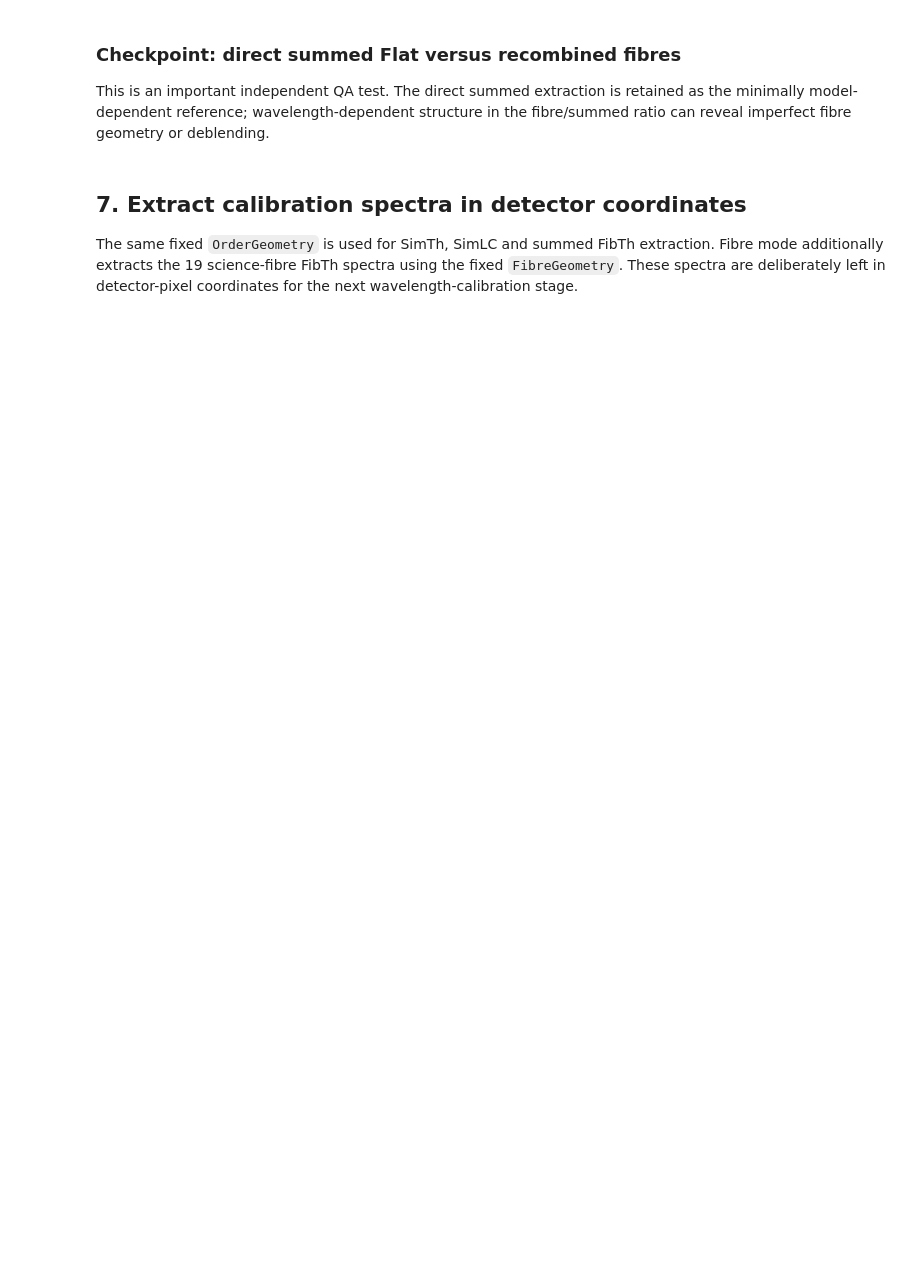
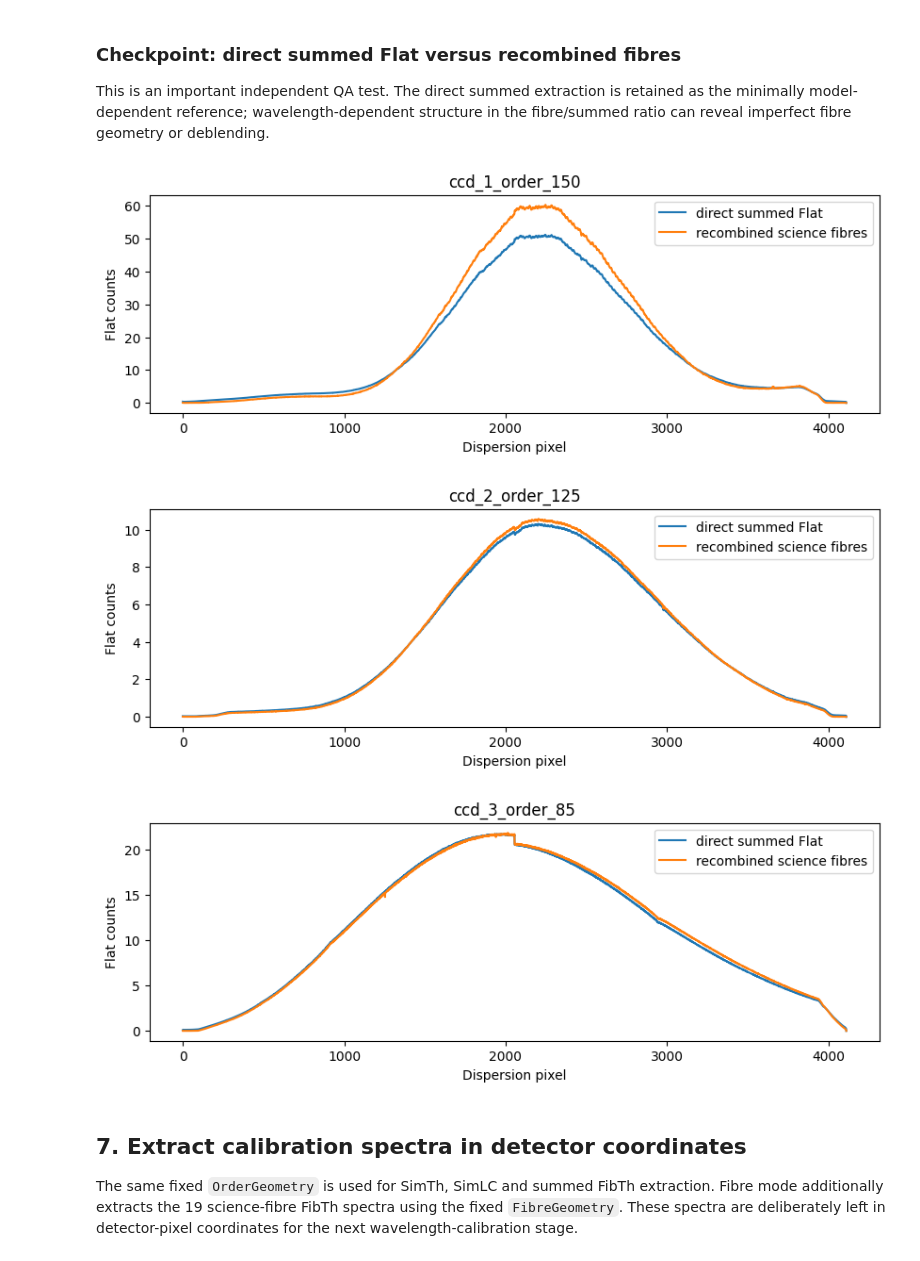
Before and after one commit to svenbuder/velocereduction, a Jupyter notebook: reduce_night.ipynb, the cells around one changed output. Drawn from its saved outputs; the diff is of its cells as text; code cells hidden in the pictures; blank space fills up the shorter version.

```diff
--- a/reduce_night.ipynb
+++ b/reduce_night.ipynb
@@ -21,12 +21,12 @@ from velocereduction import (
 from velocereduction.config import prepare_reduction, setup_logging
 
 night = "001122"
-# night = "260703"
+night = "260703"
 config = ReductionConfig(
     night=night,
     extraction_mode="fibre",   # "summed" or "fibre"
-    diagnostics="full",
-    log_level="DEBUG",
+    diagnostics="full", # "none", "basic", or "full"
+    log_level="DEBUG", # "DEBUG", "INFO", "WARNING", or "ERROR"
     overwrite=False,
 )
 paths = prepare_reduction(config, __version__)
@@ -73,7 +194,6 @@ print(paths.order_geometry)
 
 For fibre extraction only, the Flat order matrices are fitted at sparse dispersion locations. The saved model contains polynomial coefficients for bundle offset, fibre separation and common Gaussian width, plus one constant offset for each science/sky fibre. The evaluated 4112-row centres are never written to disk.
 # %%
-flat_order_matrices = flat.extract_flat_order_matrices(combined_flats, order_geometry)
 fibre_geometry = {}
 
 if config.extraction_mode == "fibre":
@@ -91,7 +211,3 @@ if config.extraction_mode == "fibre":
 
     summary = fibres.summarise_fibre_geometry(fibre_geometry)
     display(summary)
-    fits.info(paths.fibre_geometry)
-    with fits.open(paths.fibre_geometry) as hdul:
-        display(Table(hdul["ORDER_MODEL"].data)[:8])
-        display(Table(hdul["FIBRE_OFFSETS"].data)[:30])
@@ -128,22 +334,26 @@ if config.extraction_mode == "fibre":
 This is an important independent QA test. The direct summed extraction is retained as the minimally model-dependent reference; wavelength-dependent structure in the fibre/summed ratio can reveal imperfect fibre geometry or deblending.
 # %%
 if config.extraction_mode == "fibre":
-    name = next(name for name in flat_calibrations if name.startswith("ccd_2_"))
-    product = flat_calibrations[name]
-    geometry = fibre_geometry[name]
-    science_components = {str(f) for f in constants.SCIENCE_FIBRES}
+    for name in ['ccd_1_order_150', 'ccd_2_order_125', 'ccd_3_order_85']:
+        product = flat_calibrations[name]
+        geometry = fibre_geometry[name]
+        science_components = {str(f) for f in constants.SCIENCE_FIBRES}
 
-    science_idx = np.array([i for i, component in enumerate(geometry.components) if str(component) in science_components], dtype=int)
-    recombined = np.nansum(product.fibre_flat[:, science_idx], axis=1)
-    scale = np.nanmedian(product.summed_flat / recombined)
+        science_idx = np.array([i for i, component in enumerate(geometry.components) if str(component) in science_components], dtype=int)
+        recombined = np.nansum(product.fibre_flat[:, science_idx], axis=1)
+        scale = np.nanmedian(product.summed_flat / recombined)
 
-    fig, ax = plt.subplots(figsize=(10, 3))
-    ax.plot(product.summed_flat, label="direct summed Flat")
-    ax.plot(recombined * scale, label="recombined science fibres")
-    ax.set(title=name, xlabel="Dispersion pixel", ylabel="Flat counts")
-    ax.set_ylim(-1,3)
-    ax.legend()
-    plt.show()
+        fig, ax = plt.subplots(figsize=(10, 3))
+        ax.plot(product.summed_flat, label="direct summed Flat")
+        ax.plot(recombined * scale, label="recombined science fibres")
+        ax.set(title=name, xlabel="Dispersion pixel", ylabel="Flat counts")
+        # ax.set_ylim(-1,3)
+        ax.legend()
+        plt.show()
+# %% [output]
+[figure, added]
+[figure, added]
+[figure, added]
 # %% [markdown]
 ## 7. Extract calibration spectra in detector coordinates
 
```
Also changed, not shown: parts of 11 cells of this notebook, 3 other files.
